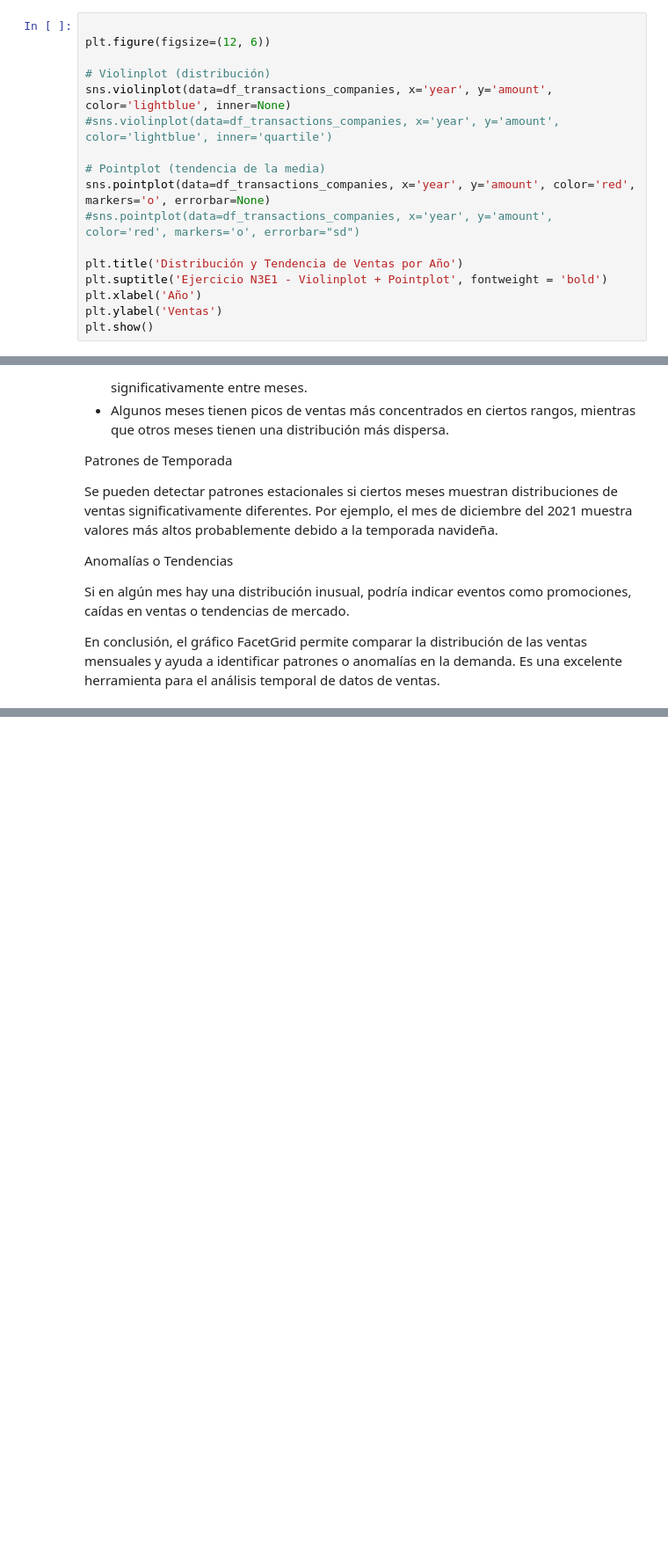
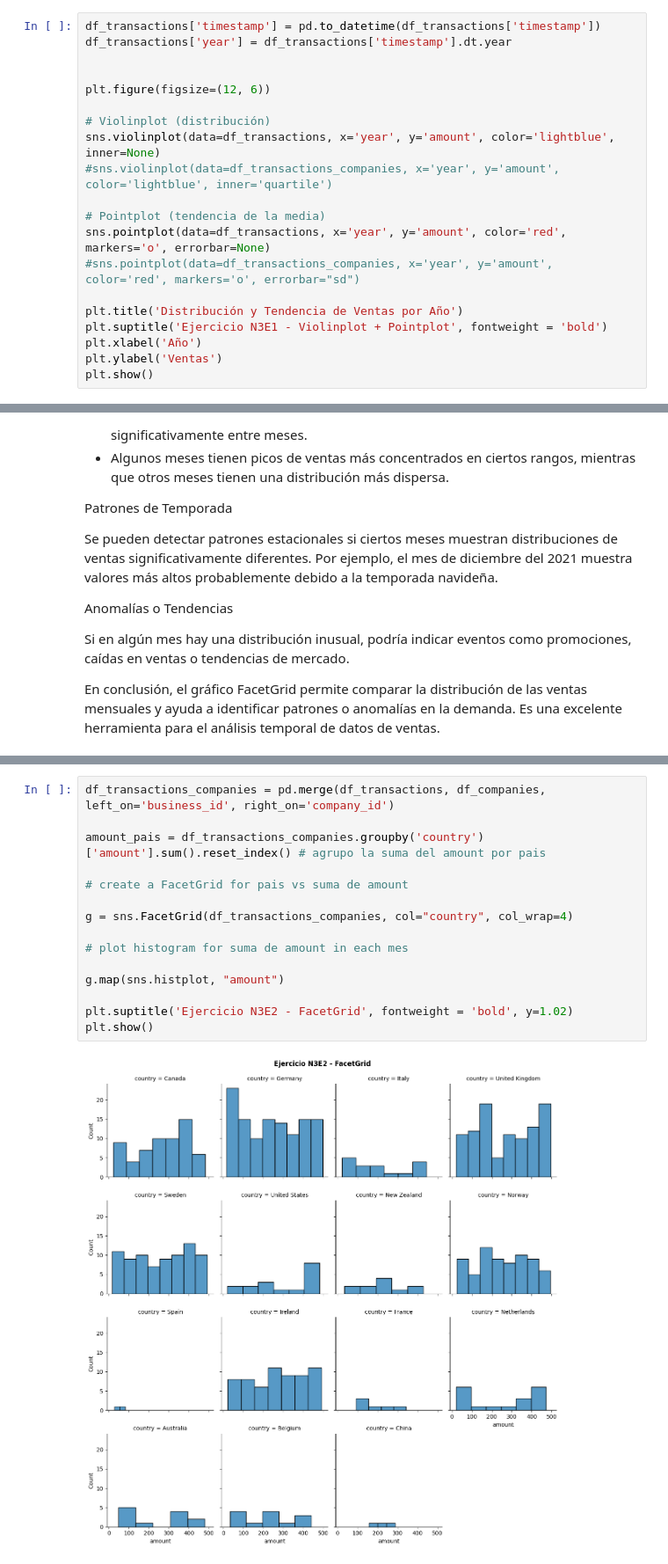
Before and after one commit to MailinV/Sprint_8_MV, a Jupyter notebook: Sprint8.1_MV.ipynb, the cells around one changed output, grey strips where cells are left out. Shown at 88% size. Saved outputs shown, nothing was run; the diff lists cells and outputs as text; blank space fills up the shorter version.

```diff
--- a/Sprint8.1_MV.ipynb
+++ b/Sprint8.1_MV.ipynb
@@ -744,15 +757,18 @@ Tendencia de la Media
 
 En conclusión, el gráfico sugiere que en 2022 hubo menores ventas en promedio, y la dispersión también cambió. Esto se debe a que en el año 2022 solo tenemos informacion de los 3 primeros meses del año y es posible que si tueviesemos los datos faltantes, la distribucion de las ventas y la tendencia de la media serian diferentes.
 # %%
+df_transactions['timestamp'] = pd.to_datetime(df_transactions['timestamp'])
+df_transactions['year'] = df_transactions['timestamp'].dt.year
+
 
 plt.figure(figsize=(12, 6))
 
 # Violinplot (distribución)
-sns.violinplot(data=df_transactions_companies, x='year', y='amount', color='lightblue', inner=None)
+sns.violinplot(data=df_transactions, x='year', y='amount', color='lightblue', inner=None)
 #sns.violinplot(data=df_transactions_companies, x='year', y='amount', color='lightblue', inner='quartile')
 
 # Pointplot (tendencia de la media)
-sns.pointplot(data=df_transactions_companies, x='year', y='amount', color='red', markers='o', errorbar=None)
+sns.pointplot(data=df_transactions, x='year', y='amount', color='red', markers='o', errorbar=None)
 #sns.pointplot(data=df_transactions_companies, x='year', y='amount', color='red', markers='o', errorbar="sd")
 
 plt.title('Distribución y Tendencia de Ventas por Año')
@@ -825,3 +840,20 @@ plt.suptitle('Ejercicio N3E2 - FacetGrid', fontweight = 'bold', y=1.02)
 # %% [output]
 Text(0.5, 1.02, 'Ejercicio N3E2 - FacetGrid')
 [figure]
+# %%
+df_transactions_companies = pd.merge(df_transactions, df_companies, left_on='business_id', right_on='company_id')
+
+amount_pais = df_transactions_companies.groupby('country')['amount'].sum().reset_index() # agrupo la suma del amount por pais
+
+# create a FacetGrid for pais vs suma de amount
+
+g = sns.FacetGrid(df_transactions_companies, col="country", col_wrap=4)
+
+# plot histogram for suma de amount in each mes
+
+g.map(sns.histplot, "amount")
+
+plt.suptitle('Ejercicio N3E2 - FacetGrid', fontweight = 'bold', y=1.02)
+plt.show()
+# %% [output]
+[figure, added]
```
Also changed, not shown: parts of 5 cells of this notebook.
